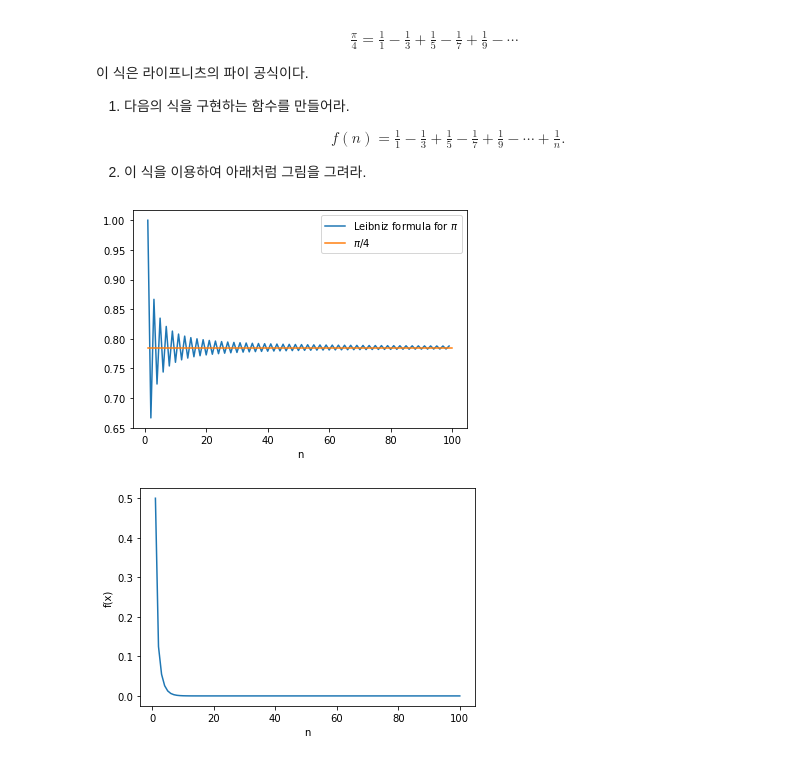
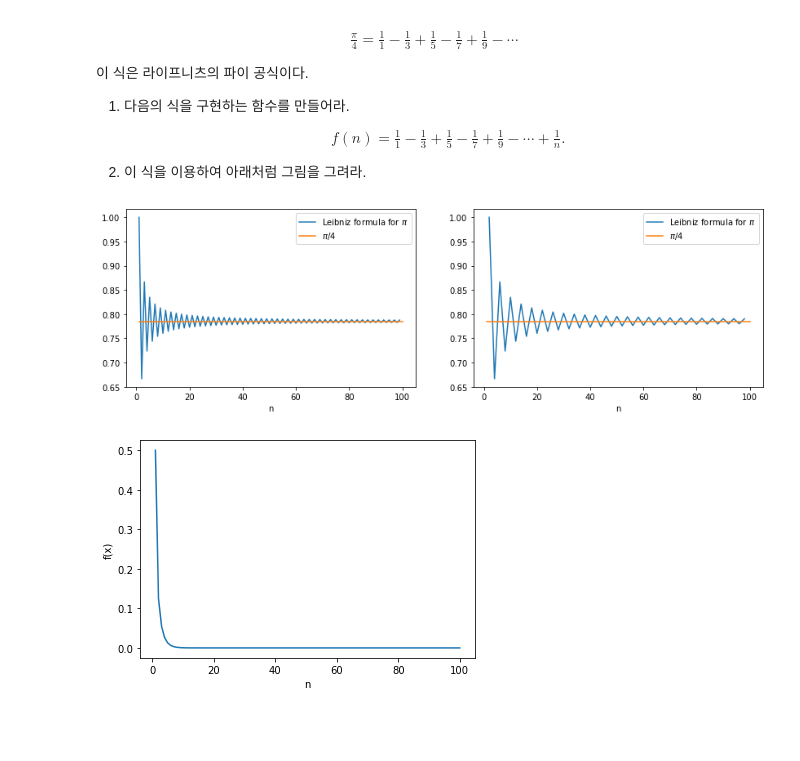
Before and after one commit to ji-hyun-hwang/2021_cphys1, a Jupyter notebook: hw3.ipynb, the cells around one changed output. Saved outputs shown, nothing was run; the diff lists cells and outputs as text; code cells hidden in the pictures; blank space fills up the shorter version.

```diff
--- a/hw3.ipynb
+++ b/hw3.ipynb
@@ -13,26 +13,50 @@ f(n) = \frac{1}{1}-\frac{1}{3}+\frac{1}{5} -\frac{1}{7} + \frac{1}{9} - \cdots +
 # %%
 import numpy as np
 import matplotlib.pyplot as plt
 import math
 
 
 
 def f(n) :
     b = 0
     x = []
     a = [(1/(2*i-1))*(-1)**(i+1) for i in np.arange(1,n,1)]
     for i in a :
         b = b + i
         x.append(b)
-    plt.plot(range(1,100,1),x,label = 'Leibniz formula for $\pi$')
-    plt.plot([1,100],[np.pi/4,np.pi/4], label = '$\pi$/4')
+
+    b = 0
+    y = []
+    j = [(1/(2*i-1))*(-1)**(i+1) for i in np.arange(1,n,1)]
+    for i in j :
+        b = b + i
+        y.append(b)
+    if n % 2 == 1 : z = int(n/2)
+    else : z = int(n/2-1)
+
+    y = y[:z]
+
+    plt.figure(figsize=(14,4))
+    plt.subplot(1,2,1)
+    plt.plot(np.arange(1,n,1),x,label = 'Leibniz formula for $\pi$')
+    plt.plot([1,n],[np.pi/4,np.pi/4], label = '$\pi$/4')
     plt.legend()
     plt.xlabel("n")
+
+
+
+    plt.subplot(1,2,2)
+    plt.plot([i for i in np.arange(1,n,1) if i % 2 == 0],y,label = 'Leibniz formula for $\pi$')
+    plt.plot([1,n],[np.pi/4,np.pi/4], label = '$\pi$/4')
+    plt.legend()
+    plt.xlabel("n")
+
+
     return
 
 f(100)
 # %% [output]
-[figure, old version]
+[figure, new version]
 # %%
 import numpy as np
 import matplotlib.pyplot as plt
```
